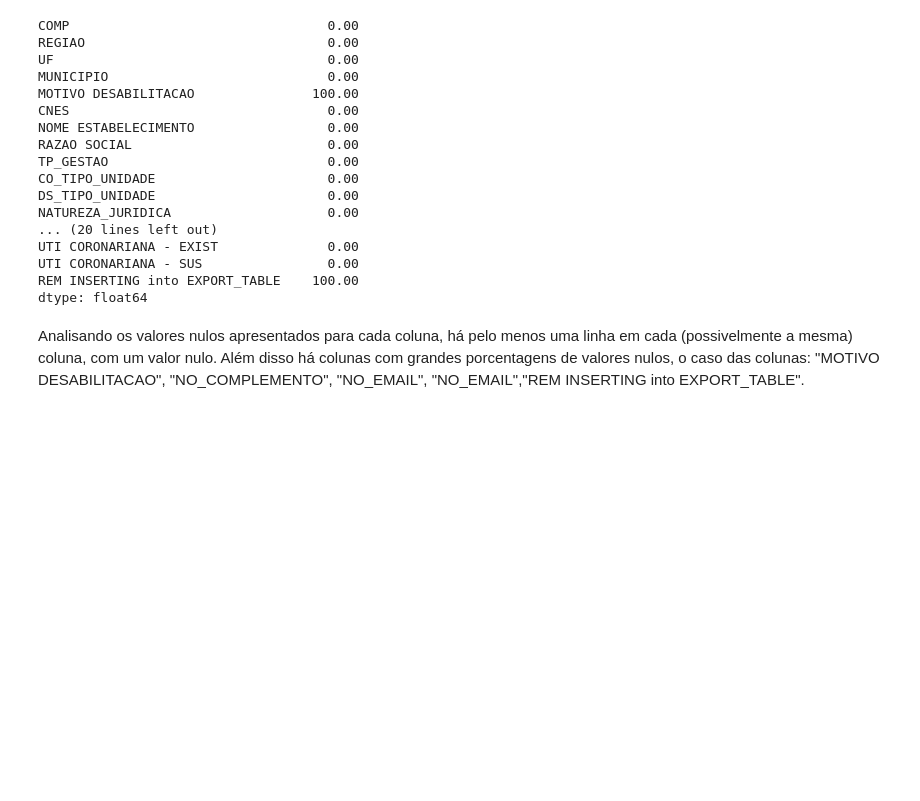
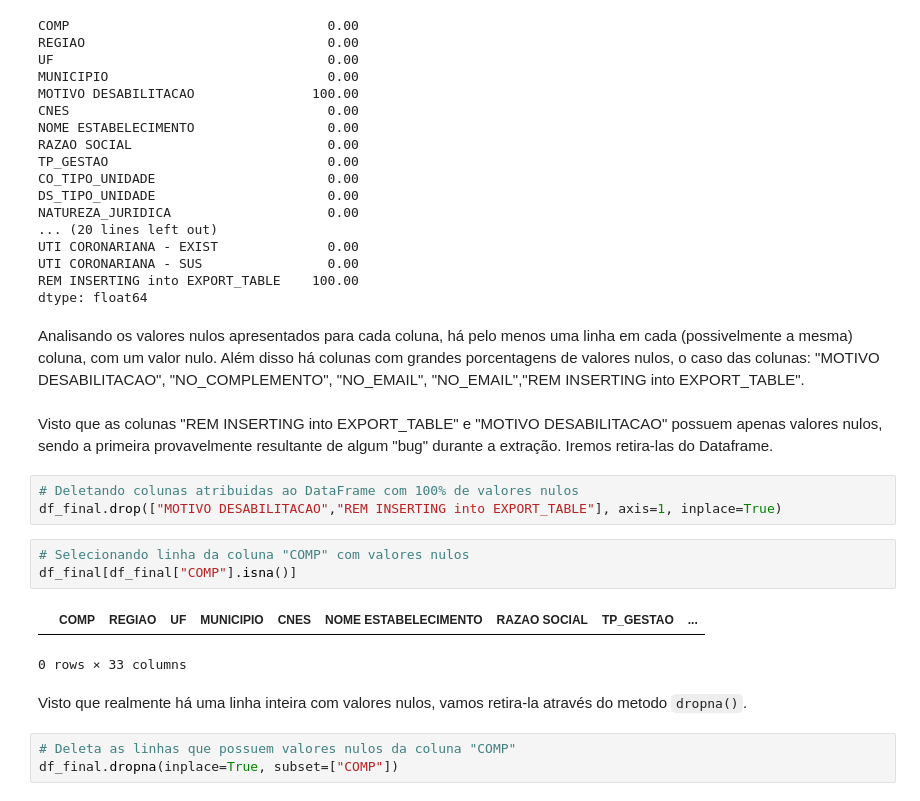
Before and after one commit to RenanGroot/EDA-Hospitais-e-Leitos, a Jupyter notebook: EDA - Hospitais e Leitos.ipynb, the cells around one changed output. Drawn from its saved outputs; the diff is of its cells as text; blank space fills up the shorter version.

```diff
--- a/EDA - Hospitais e Leitos.ipynb
+++ b/EDA - Hospitais e Leitos.ipynb
@@ -198,3 +198,19 @@ REM INSERTING into EXPORT_TABLE    100.00
 dtype: float64
 # %% [markdown]
 Analisando os valores nulos apresentados para cada coluna, há pelo menos uma linha em cada (possivelmente a mesma) coluna, com um valor nulo. Além disso há colunas com grandes porcentagens de valores nulos, o caso das colunas: "MOTIVO DESABILITACAO", "NO_COMPLEMENTO", "NO_EMAIL", "NO_EMAIL","REM INSERTING into EXPORT_TABLE".
+# %% [markdown]
+Visto que as colunas "REM INSERTING into EXPORT_TABLE" e "MOTIVO DESABILITACAO" possuem apenas valores nulos, sendo a primeira provavelmente resultante de algum "bug" durante a extração. Iremos retira-las do Dataframe.
+# %%
+# Deletando colunas atribuidas ao DataFrame com 100% de valores nulos
+df_final.drop(["MOTIVO DESABILITACAO","REM INSERTING into EXPORT_TABLE"], axis=1, inplace=True)
+# %%
+# Selecionando linha da coluna "COMP" com valores nulos
+df_final[df_final["COMP"].isna()]
+# %% [output]
+|  | COMP | REGIAO | UF | MUNICIPIO | CNES | NOME ESTABELECIMENTO | RAZAO SOCIAL | TP_GESTAO | ... |
+0 rows × 33 columns
+# %% [markdown]
+Visto que realmente há uma linha inteira com valores nulos, vamos retira-la através do metodo `dropna()`.
+# %%
+# Deleta as linhas que possuem valores nulos da coluna "COMP"
+df_final.dropna(inplace=True, subset=["COMP"])
```
Also changed, not shown: parts of 14 cells of this notebook.
